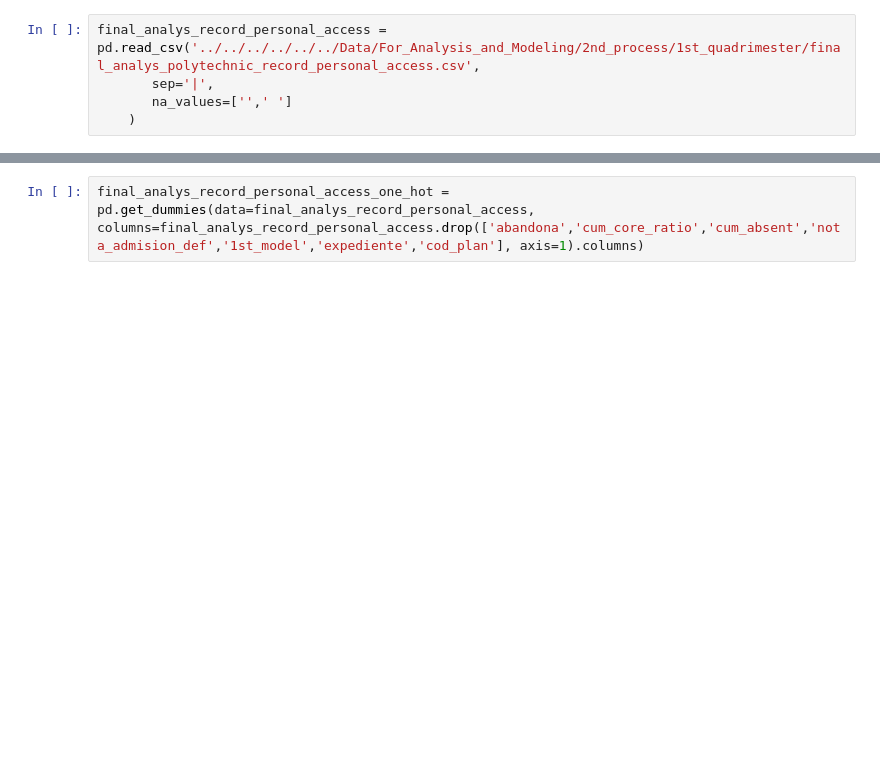
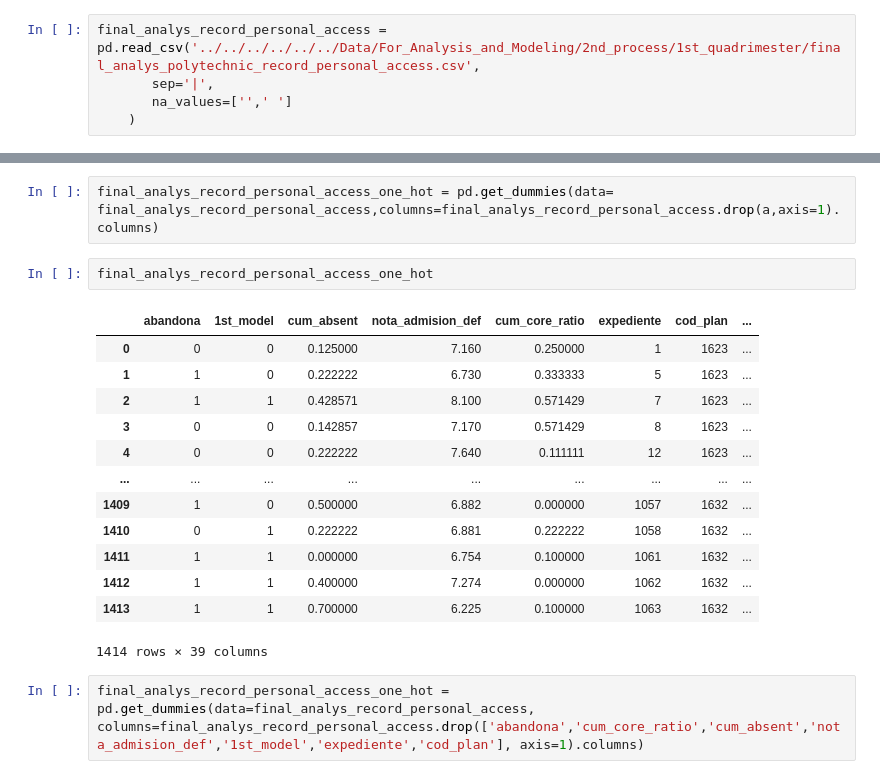
Before and after one commit to i3uex/education_drop, a Jupyter notebook: Code/Analysis_and_Modeling/2nd Process/1st_quadrimester/Analysis/best_models/1st_quadrimester_pol_Random_Forest.ipynb, the cells around one changed output, grey strips where cells are left out. Saved outputs shown, nothing was run; the diff lists cells and outputs as text; blank space fills up the shorter version.

```diff
--- a/Code/Analysis_and_Modeling/2nd Process/1st_quadrimester/Analysis/best_models/1st_quadrimester_pol_Random_Forest.ipynb
+++ b/Code/Analysis_and_Modeling/2nd Process/1st_quadrimester/Analysis/best_models/1st_quadrimester_pol_Random_Forest.ipynb
@@ -18,2 +36,20 @@ final_analys_record_personal_access.head()
+# %%
+final_analys_record_personal_access_one_hot = pd.get_dummies(data= final_analys_record_personal_access,columns=final_analys_record_personal_access.drop(a,axis=1).columns)
+# %%
+final_analys_record_personal_access_one_hot
+# %% [output]
+|  | abandona | 1st_model | cum_absent | nota_admision_def | cum_core_ratio | expediente | cod_plan | ... |
+| 0 | 0 | 0 | 0.125000 | 7.160 | 0.250000 | 1 | 1623 | ... |
+| 1 | 1 | 0 | 0.222222 | 6.730 | 0.333333 | 5 | 1623 | ... |
+| 2 | 1 | 1 | 0.428571 | 8.100 | 0.571429 | 7 | 1623 | ... |
+| 3 | 0 | 0 | 0.142857 | 7.170 | 0.571429 | 8 | 1623 | ... |
+| 4 | 0 | 0 | 0.222222 | 7.640 | 0.111111 | 12 | 1623 | ... |
+| ... | ... | ... | ... | ... | ... | ... | ... | ... |
+| 1409 | 1 | 0 | 0.500000 | 6.882 | 0.000000 | 1057 | 1632 | ... |
+| 1410 | 0 | 1 | 0.222222 | 6.881 | 0.222222 | 1058 | 1632 | ... |
+| 1411 | 1 | 1 | 0.000000 | 6.754 | 0.100000 | 1061 | 1632 | ... |
+| 1412 | 1 | 1 | 0.400000 | 7.274 | 0.000000 | 1062 | 1632 | ... |
+| 1413 | 1 | 1 | 0.700000 | 6.225 | 0.100000 | 1063 | 1632 | ... |
+1414 rows × 39 columns
 # %%
 final_analys_record_personal_access_one_hot = pd.get_dummies(data=final_analys_record_personal_access, columns=final_analys_record_personal_access.drop(['abandona','cum_core_ratio','cum_absent','nota_admision_def','1st_model','expediente','cod_plan'], axis=1).columns)
```
Also changed, not shown: parts of 2 cells of this notebook, 26 other files.
